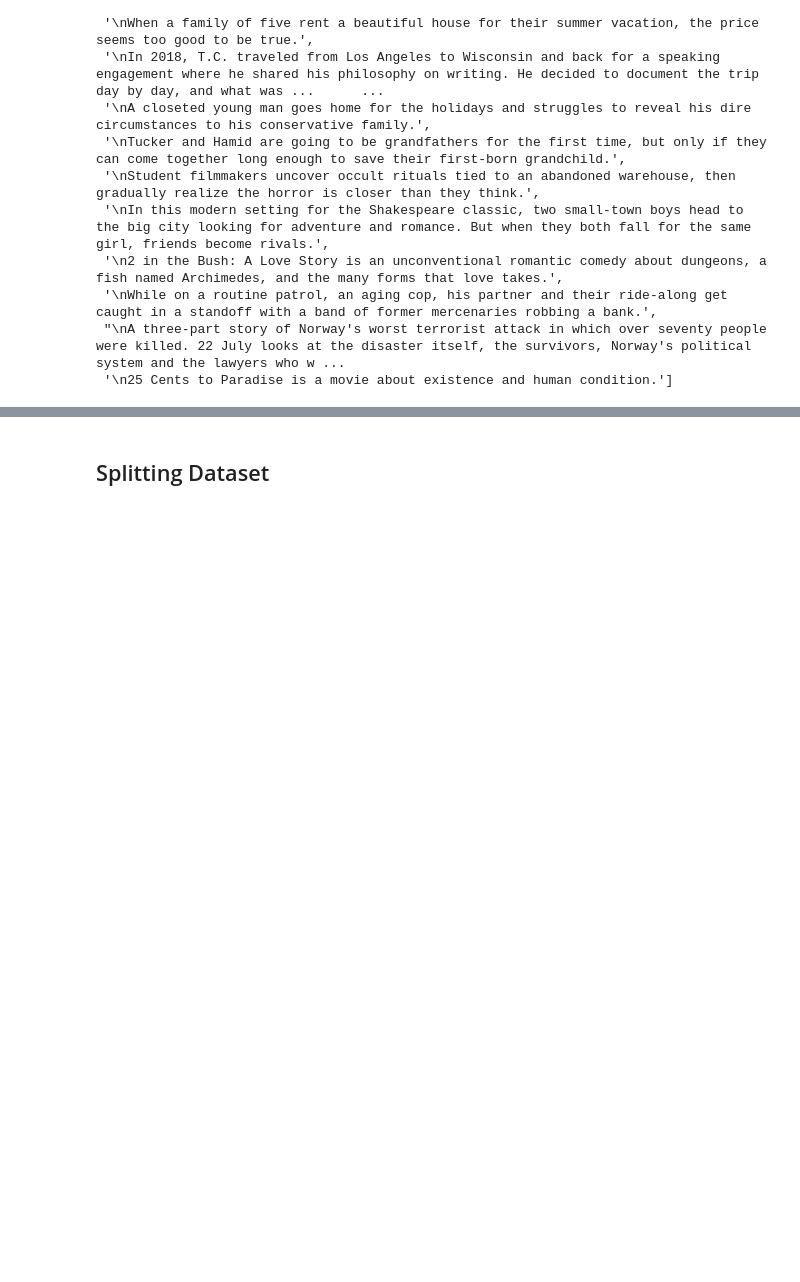
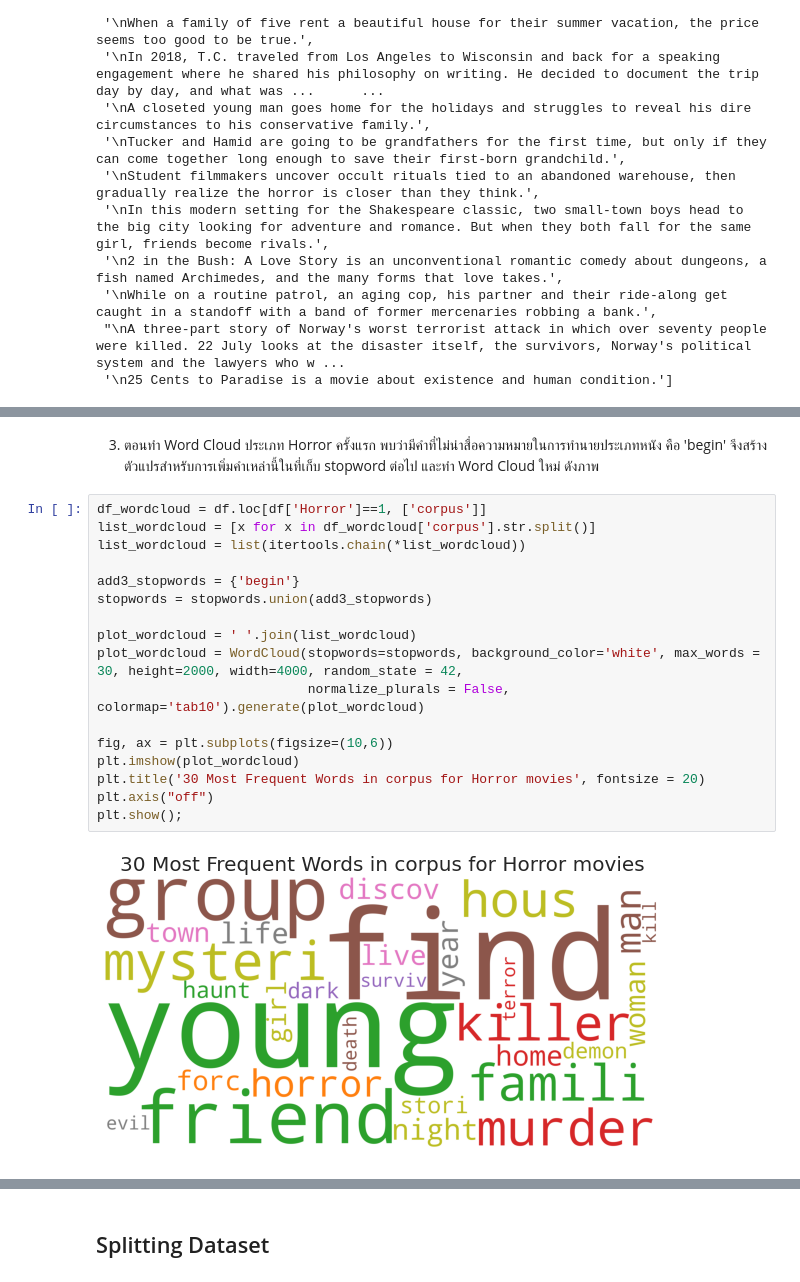
Before and after one commit to sunglovedatascience/MovieGenreClassfication, a Jupyter notebook: Assignment_Final.ipynb, the cells around one changed output, grey strips where cells are left out. Saved outputs shown, nothing was run; the diff lists cells and outputs as text; blank space fills up the shorter version.

```diff
--- a/Assignment_Final.ipynb
+++ b/Assignment_Final.ipynb
@@ -326,0 +425,21 @@ df.corpus.tolist()[0:20]
+# %% [markdown]
+3. ตอนทำ Word Cloud ประเภท Horror ครั้งแรก พบว่ามีคำที่ไม่น่าสื่อความหมายในการทำนายประเภทหนัง คือ 'begin' จึงสร้างตัวแปรสำหรับการเพิ่มคำเหล่านี้ในที่เก็บ stopword ต่อไป และทำ Word Cloud ใหม่ ดังภาพ
+# %%
+df_wordcloud = df.loc[df['Horror']==1, ['corpus']]
+list_wordcloud = [x for x in df_wordcloud['corpus'].str.split()]
+list_wordcloud = list(itertools.chain(*list_wordcloud))
+
+add3_stopwords = {'begin'}
+stopwords = stopwords.union(add3_stopwords)
+
+plot_wordcloud = ' '.join(list_wordcloud)
+plot_wordcloud = WordCloud(stopwords=stopwords, background_color='white', max_words = 30, height=2000, width=4000, random_state = 42,
+                           normalize_plurals = False, colormap='tab10').generate(plot_wordcloud)
+
+fig, ax = plt.subplots(figsize=(10,6))
+plt.imshow(plot_wordcloud)
+plt.title('30 Most Frequent Words in corpus for Horror movies', fontsize = 20)
+plt.axis("off")
+plt.show();
+# %% [output]
+[figure, added]
```
Also changed, not shown: parts of 100 cells of this notebook, 1 other file.
